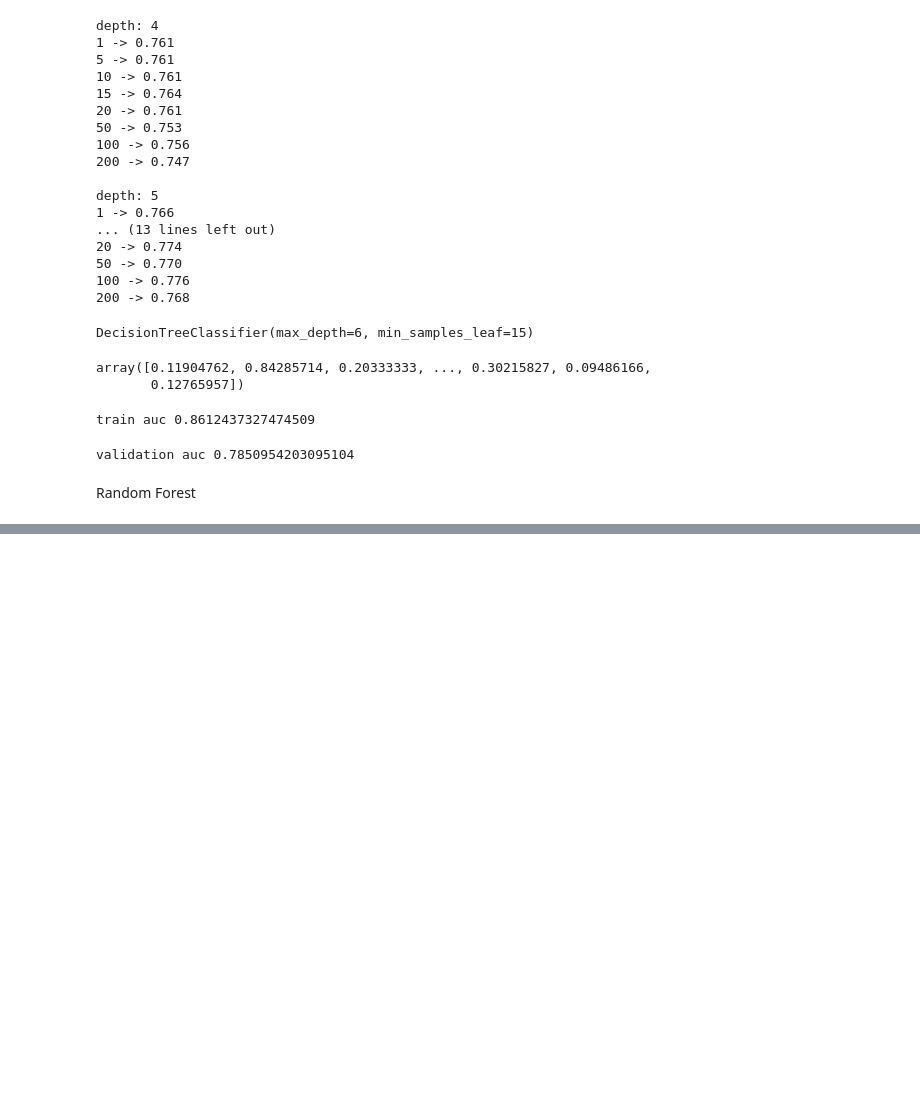
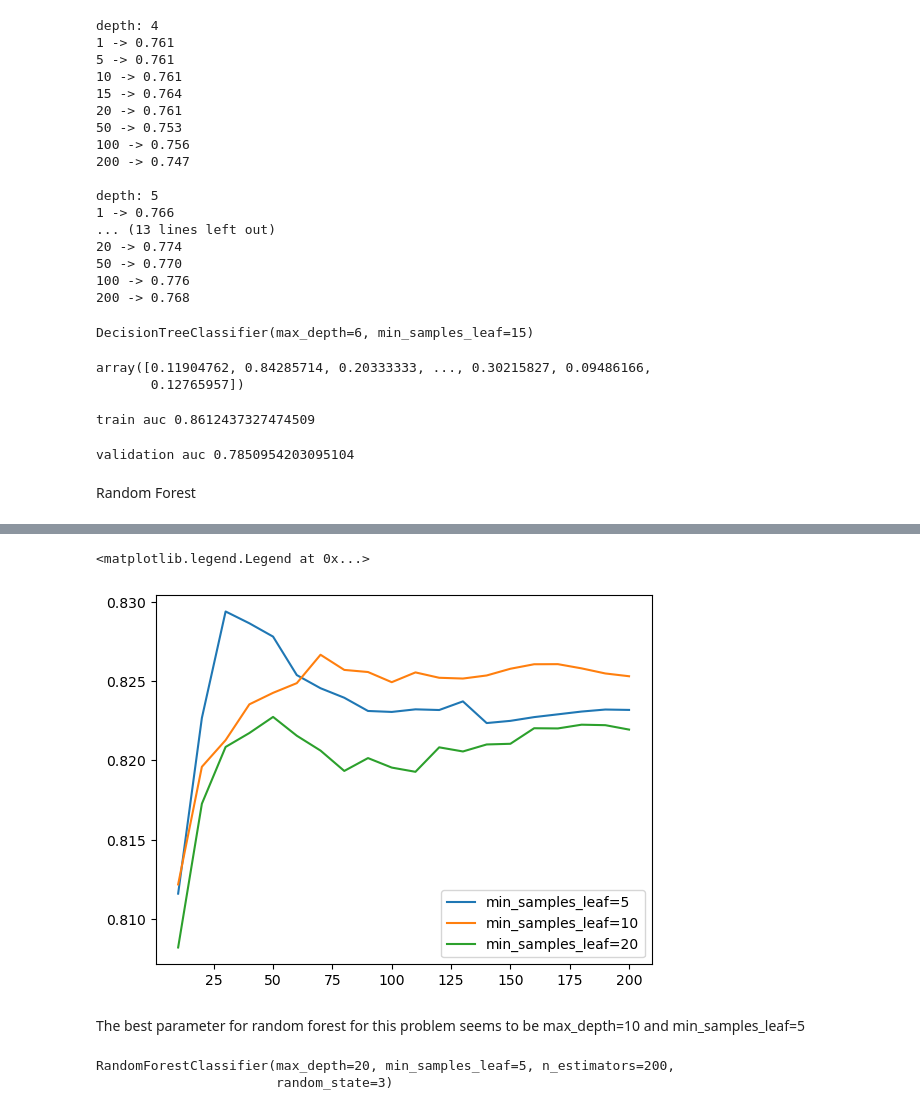
Before and after one commit to CruiseDevice/Credit-Risk-Scoring-using-Decision-Trees-and-Ensemble-Learning, a Jupyter notebook: credit-risk.ipynb, the cells around one changed output, grey strips where cells are left out. Drawn from its saved outputs; the diff is of its cells as text; code cells hidden in the pictures; blank space fills up the shorter version.

```diff
--- a/credit-risk.ipynb
+++ b/credit-risk.ipynb
@@ -466,0 +600,15 @@ Random Forest
+# %%
+# with max_depth=10, AUC goes over 82%. Let us tune
+# min_samples_leaf with max_depth=10 from the previous step
+for m in [3, 5, 10]:
+    print(f'min_samples_leaf: {m}')
+    aucs = []
+    for i in range(10, 201, 10):
+        rf = RandomForestClassifier(n_estimators=i, random_state=3, max_depth=10, min_samples_leaf=m)
+        rf.fit(X_train, y_train)
+        y_pred = rf.predict_proba(X_val)[:, 1]
+        auc = roc_auc_score(y_val, y_pred)
+        print(f'{i} -> {auc}')
+        aucs.append(auc)
+    all_aucs[m] = aucs
+    print()
@@ -466,0 +633,19 @@ Random Forest
+# %%
+num_trees = list(range(10, 201, 10))
+plt.plot(num_trees, all_aucs[3], label='min_samples_leaf=5')
+plt.plot(num_trees, all_aucs[5], label='min_samples_leaf=10')
+plt.plot(num_trees, all_aucs[10], label='min_samples_leaf=20')
+plt.legend()
+# %% [output]
+<matplotlib.legend.Legend at 0x...>
+[figure, added]
+# %% [markdown]
+The best parameter for random forest for this problem seems to be max_depth=10 and min_samples_leaf=5
+# %%
+# we achieved the best AUC with 200 trees, so we should set
+# the n_estimators=200
+rf = RandomForestClassifier(n_estimators=200, max_depth=20, min_samples_leaf=5, random_state=3)
+rf.fit(X_train, y_train)
+# %% [output]
+RandomForestClassifier(max_depth=20, min_samples_leaf=5, n_estimators=200,
+                       random_state=3)
```
Also changed, not shown: parts of 19 cells of this notebook.
